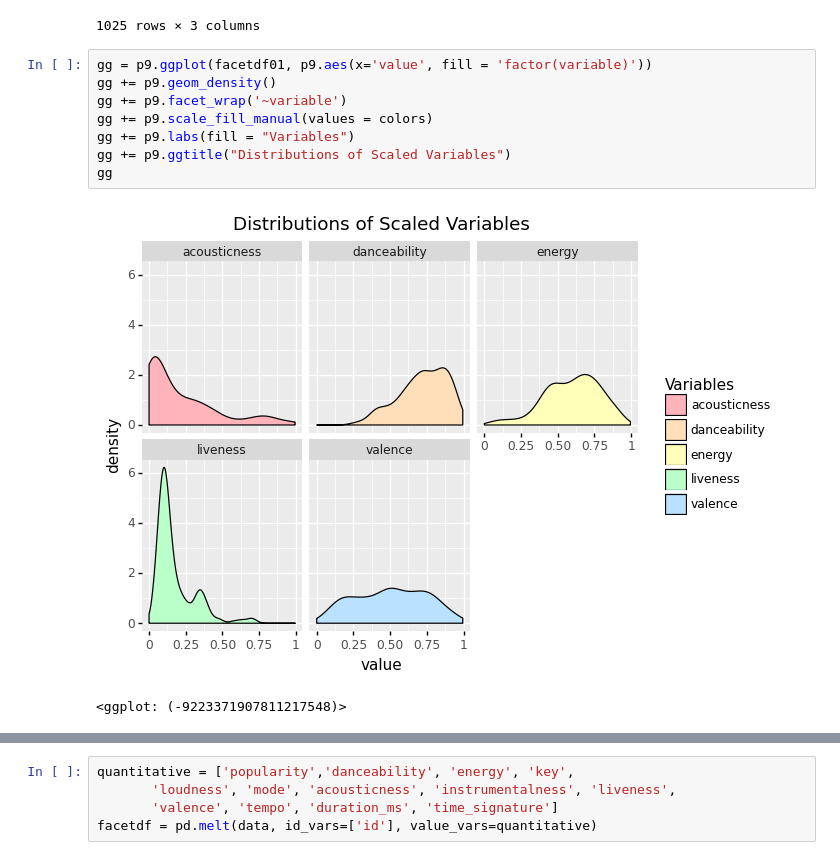
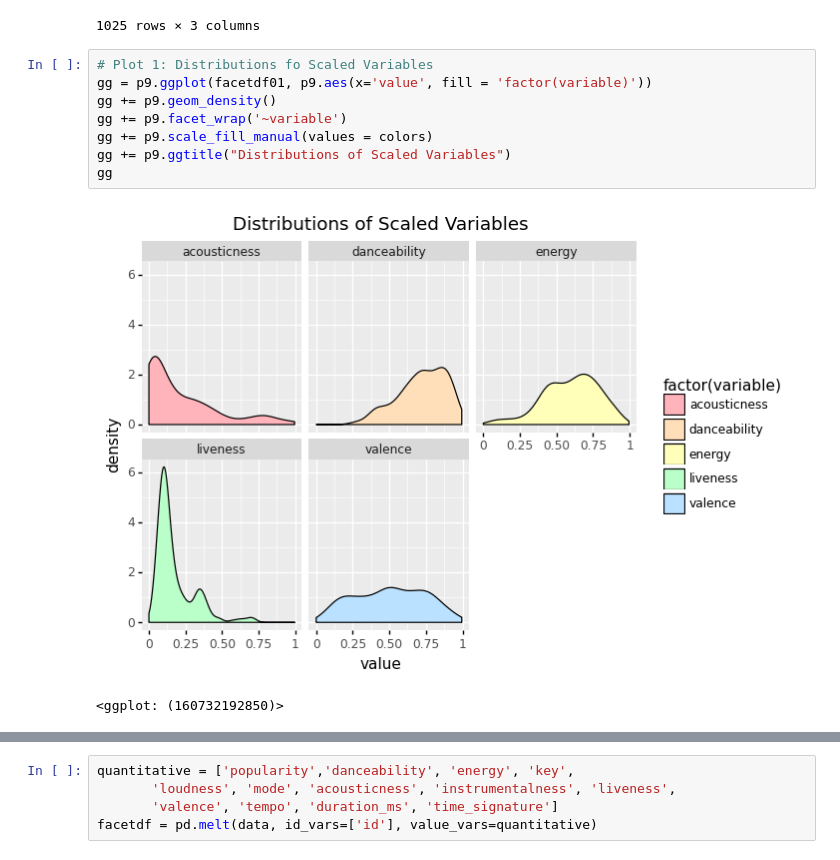
Before and after one commit to s-helal/tiktokify, a Jupyter notebook: graphs.ipynb, the cells around one changed output, grey strips where cells are left out. Drawn from its saved outputs; the diff is of its cells as text.

```diff
--- a/graphs.ipynb
+++ b/graphs.ipynb
@@ -104,13 +107,13 @@ facetdf01
 | 1024 | 2xXNLutYAOELYVObYb1C1S | valence | 0.246 |
 1025 rows × 3 columns
 # %%
+# Plot 1: Distributions fo Scaled Variables
 gg = p9.ggplot(facetdf01, p9.aes(x='value', fill = 'factor(variable)'))
 gg += p9.geom_density()
 gg += p9.facet_wrap('~variable')
 gg += p9.scale_fill_manual(values = colors)
-gg += p9.labs(fill = "Variables")
 gg += p9.ggtitle("Distributions of Scaled Variables")
 gg
 # %% [output]
-[figure, old version]
+[figure, new version]
-<ggplot: (-9223371907811217548)>
+<ggplot: (160732192850)>
```
Also changed, not shown: parts of 13 cells of this notebook.
